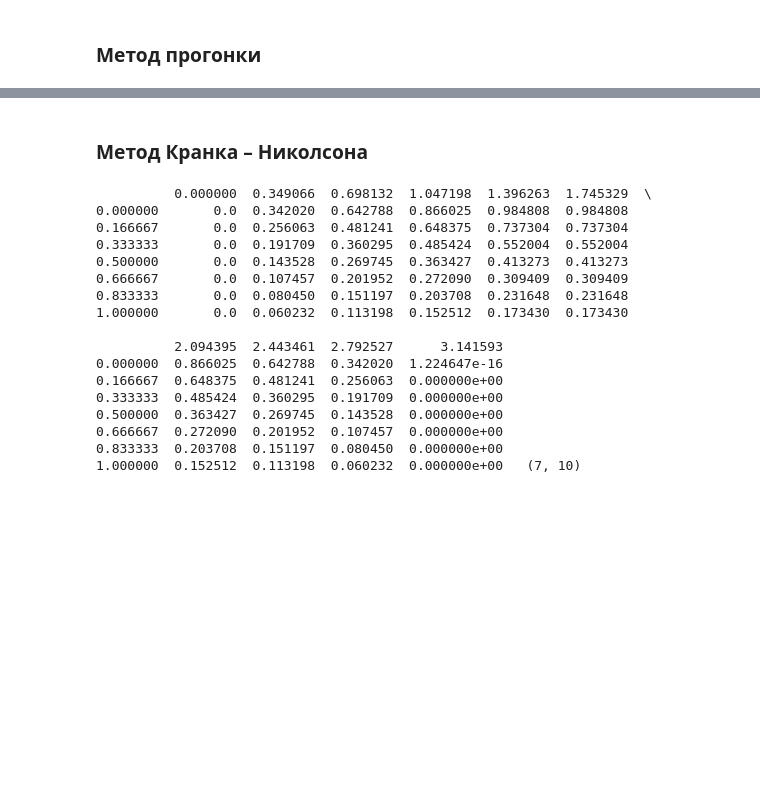
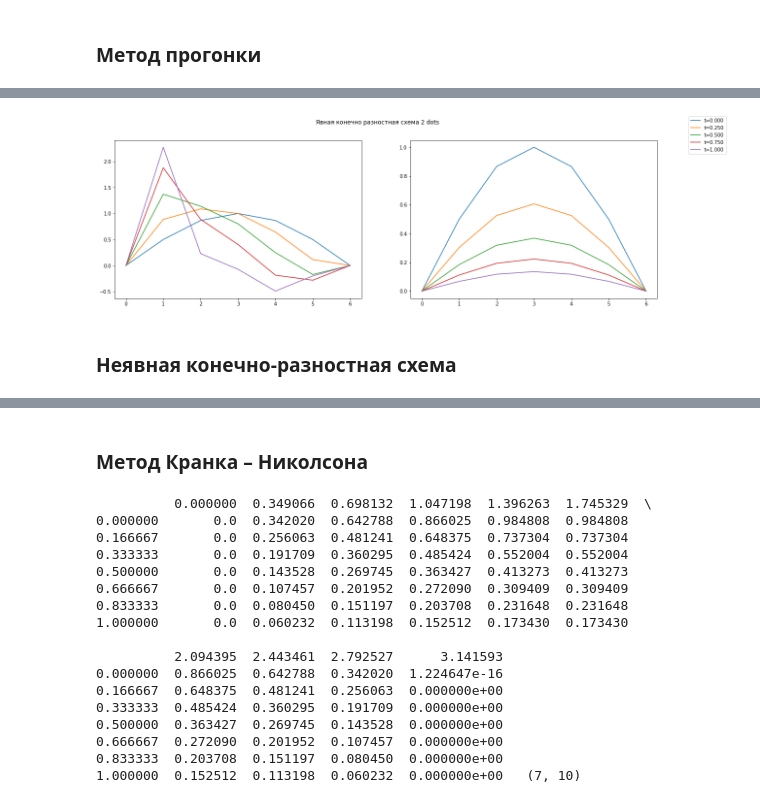
Before and after one commit to pagamov/7sem, a Jupyter notebook: Численные методы/5lab/5lab.ipynb, the cells around one changed output, grey strips where cells are left out. Drawn from its saved outputs; the diff is of its cells as text; code cells hidden in the pictures; blank space fills up the shorter version.

```diff
--- a/Численные методы/5lab/5lab.ipynb
+++ b/Численные методы/5lab/5lab.ipynb
@@ -47,0 +106,10 @@ def solve(m, b):
+# %%
+data = ExplicitScheme(x=7, t=5)
+data.fit("2 dots")
+# data.d()
+data.display('Явная конечно разностная схема 2 dots')
+# data.error(np.arange(5,150))
+# %% [output]
+[figure, added]
+# %% [markdown]
+### Неявная конечно-разностная схема
```
Also changed, not shown: parts of 12 cells of this notebook.
